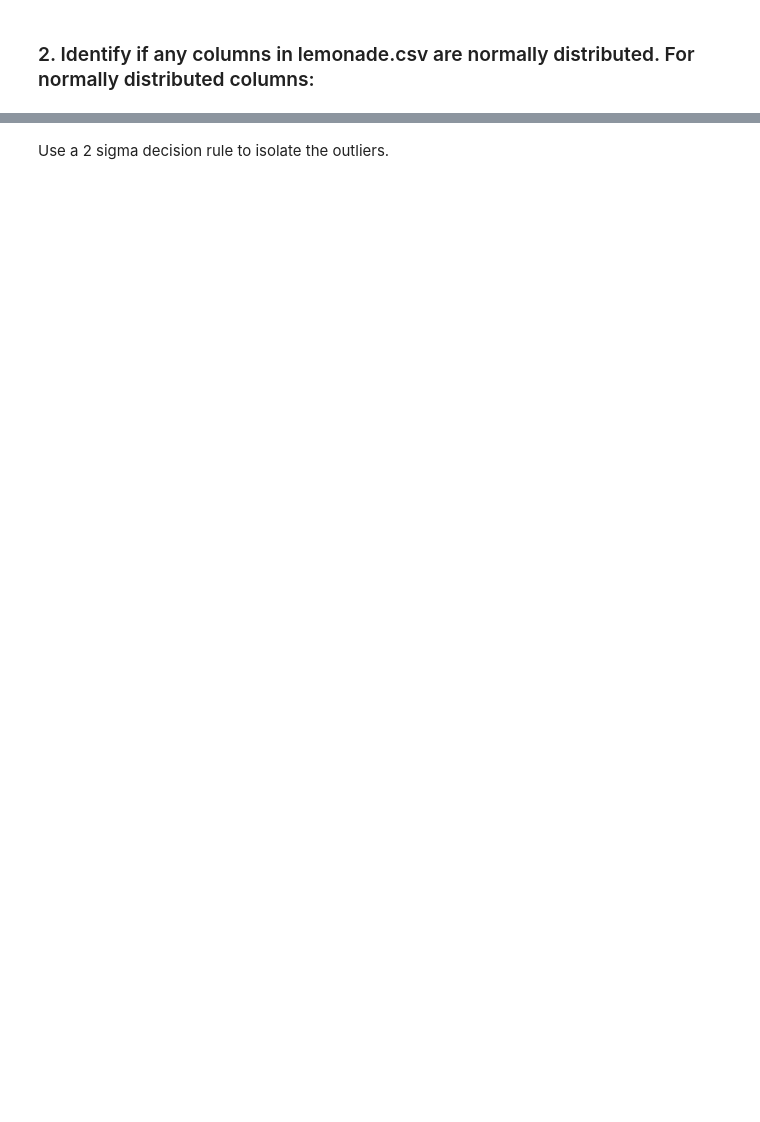
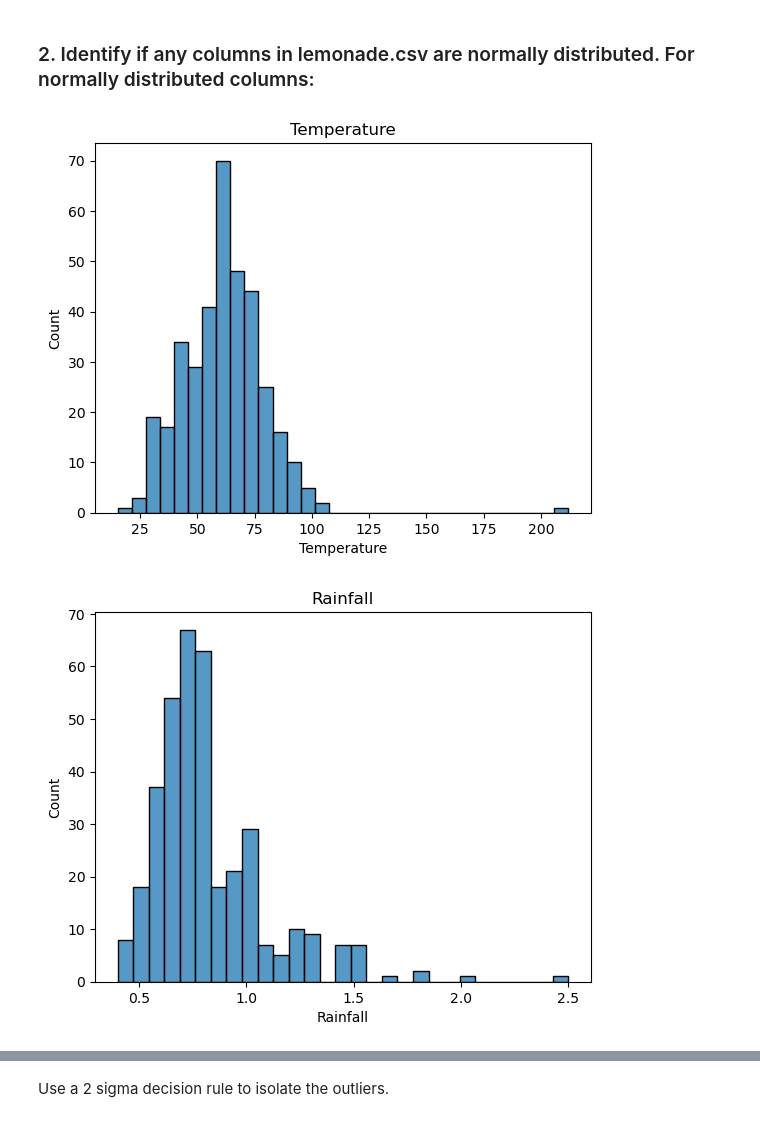
Before and after one commit to Marc-Aradillas/anomaly-detection-exercises, a Jupyter notebook: continuous_probabilistic_methods.ipynb.ipynb, the cells around one changed output, grey strips where cells are left out. Drawn from its saved outputs; the diff is of its cells as text; code cells hidden in the pictures; blank space fills up the shorter version.

```diff
--- a/continuous_probabilistic_methods.ipynb.ipynb
+++ b/continuous_probabilistic_methods.ipynb.ipynb
@@ -39,3 +38,8 @@ df.describe().T
 | Sales | 365.0 | 27.865753 | 30.948132 | 7.0 | 20.00 | 25.00 | 30.00 | 534.0 |
 # %% [markdown]
  ### 1. Using lemonade.csv dataset and focusing on continuous variables:
+# %%
+lemon = lemon.drop(columns=['Day'])
+lemon['Date'] = pd.to_datetime(lemon['Date'])
+lemon = lemon.set_index('Date').sort_index()
+lemon.head()
@@ -45,0 +119,13 @@ df.describe().T
+# %%
+upper_outliers = {}
+
+for col in lemon.columns:
+    lower, upper = get_lower_and_upper_bounds(lemon[col], 1.5)
+    column_upper_outliers = lemon[col][lemon[col] > upper]
+    upper_outliers[col] = column_upper_outliers
+
+# Print the upper outliers for each column
+for col, column_upper_outliers in upper_outliers.items():
+    print(f"Column: {col}")
+    print(column_upper_outliers)
+    print()
@@ -47,0 +156,9 @@ df.describe().T
+# %%
+columns_to_analyze = ['Temperature', 'Rainfall', 'Price', 'Sales', 'Flyers']
+
+for col in columns_to_analyze:
+    print(col)
+    lower, upper = get_lower_and_upper_bounds(lemon[col], 3)
+    column_values_below_lower = lemon[col][lemon[col] < lower]
+    print(column_values_below_lower)
+    print()
@@ -49,0 +188,9 @@ df.describe().T
+# %%
+columns_to_analyze = ['Temperature', 'Rainfall', 'Price', 'Sales', 'Flyers']
+
+for col in columns_to_analyze:
+    print(col)
+    lower, upper = get_lower_and_upper_bounds(lemon[col], 3)
+    column_values_below_lower = lemon[col][lemon[col] > upper]
+    print(column_values_below_lower)
+    print()
@@ -50,2 +215,10 @@ df.describe().T
 # %% [markdown]
 ### 2. Identify if any columns in lemonade.csv are normally distributed. For normally distributed columns:
+# %%
+for col in lemon.columns:
+    sns.histplot(data=lemon,x=col)
+    plt.title(col)
+    plt.show()
+# %% [output]
+[figure, added]
+[figure, added]
```
Also changed, not shown: parts of 22 cells of this notebook, 1 other file.
